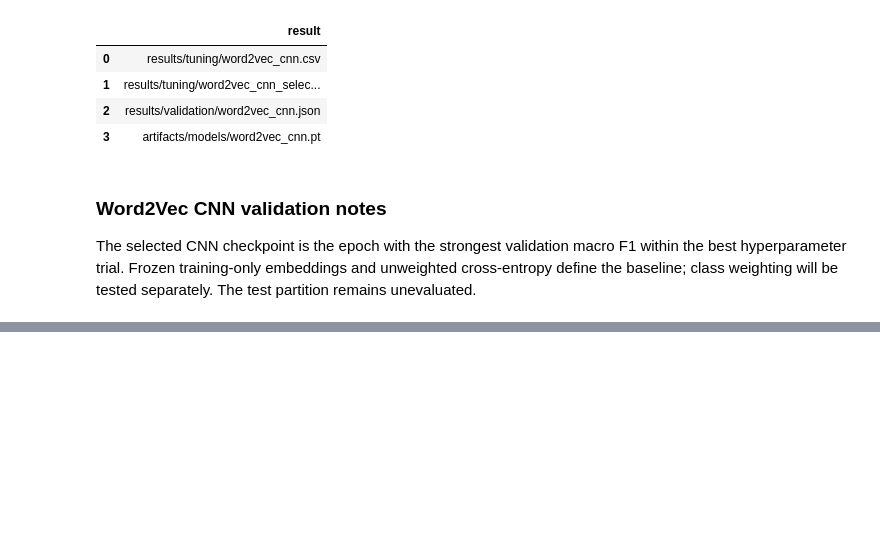
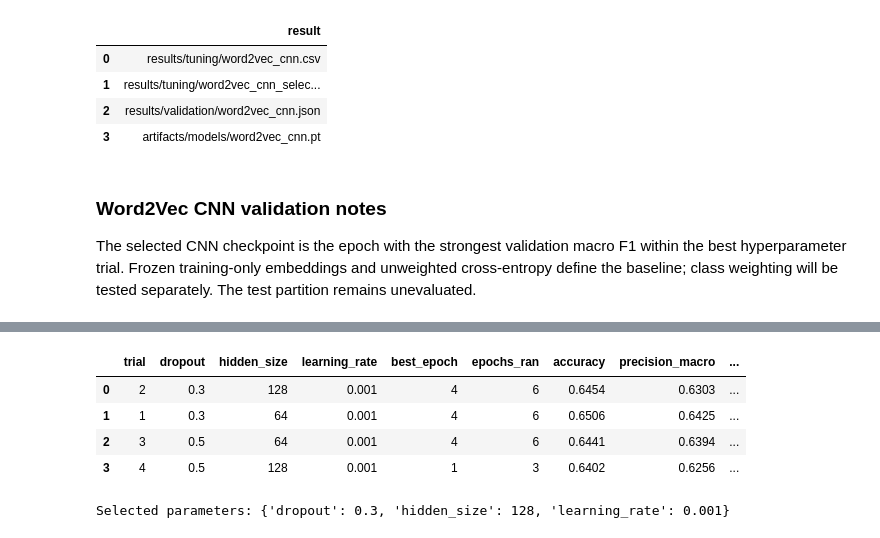
Before and after one commit to iAboud98/arabic-sentiment-analysis, a Jupyter notebook: notebooks/arabic_sentiment_analysis.ipynb, the cells around one changed output, grey strips where cells are left out. Cells and saved outputs as stored; diff of their text form; code cells hidden in the pictures; blank space fills up the shorter version.

```diff
--- a/notebooks/arabic_sentiment_analysis.ipynb
+++ b/notebooks/arabic_sentiment_analysis.ipynb
@@ -2642,0 +2829,53 @@ The selected CNN checkpoint is the epoch with the strongest validation macro F1
+# %%
+rnn_parameter_candidates = list(ParameterGrid(rnn_config["search_space"]))
+if not rnn_parameter_candidates:
+    raise ValueError("The RNN search space is empty.")
+
+rnn_tuning_rows = []
+RNN_TRIAL_ARTIFACTS = {}
+for trial_number, parameters in enumerate(rnn_parameter_candidates, start=1):
+    model_state, history, metrics, validation_predictions = train_word2vec_rnn(
+        parameters
+    )
+    best_epoch = int(history.loc[history["f1_macro"].idxmax(), "epoch"])
+    rnn_tuning_rows.append(
+        {
+            "trial": trial_number,
+            **parameters,
+            "best_epoch": best_epoch,
+            "epochs_ran": len(history),
+            **metrics,
+        }
+    )
+    RNN_TRIAL_ARTIFACTS[trial_number] = {
+        "state_dict": model_state,
+        "history": history,
+        "validation_predictions": validation_predictions,
+    }
+
+rnn_tuning_results = (
+    pd.DataFrame(rnn_tuning_rows)
+    .sort_values(
+        ["f1_macro", "f1_weighted", "accuracy", "trial"],
+        ascending=[False, False, False, True],
+        kind="mergesort",
+    )
+    .reset_index(drop=True)
+)
+best_rnn_trial = int(rnn_tuning_results.iloc[0]["trial"])
+BEST_WORD2VEC_RNN_PARAMETERS = dict(rnn_parameter_candidates[best_rnn_trial - 1])
+BEST_WORD2VEC_RNN_STATE = RNN_TRIAL_ARTIFACTS[best_rnn_trial]["state_dict"]
+WORD2VEC_RNN_SELECTED_HISTORY = RNN_TRIAL_ARTIFACTS[best_rnn_trial]["history"]
+WORD2VEC_RNN_VALIDATION_PREDICTIONS = RNN_TRIAL_ARTIFACTS[best_rnn_trial][
+    "validation_predictions"
+]
+
+display(rnn_tuning_results.round(4))
+print(f"Selected parameters: {BEST_WORD2VEC_RNN_PARAMETERS}")
+# %% [output]
+|  | trial | dropout | hidden_size | learning_rate | best_epoch | epochs_ran | accuracy | precision_macro | ... |
+| 0 | 2 | 0.3 | 128 | 0.001 | 4 | 6 | 0.6454 | 0.6303 | ... |
+| 1 | 1 | 0.3 | 64 | 0.001 | 4 | 6 | 0.6506 | 0.6425 | ... |
+| 2 | 3 | 0.5 | 64 | 0.001 | 4 | 6 | 0.6441 | 0.6394 | ... |
+| 3 | 4 | 0.5 | 128 | 0.001 | 1 | 3 | 0.6402 | 0.6256 | ... |
+Selected parameters: {'dropout': 0.3, 'hidden_size': 128, 'learning_rate': 0.001}
```
Also changed, not shown: parts of 6 cells of this notebook, 4 other files.
